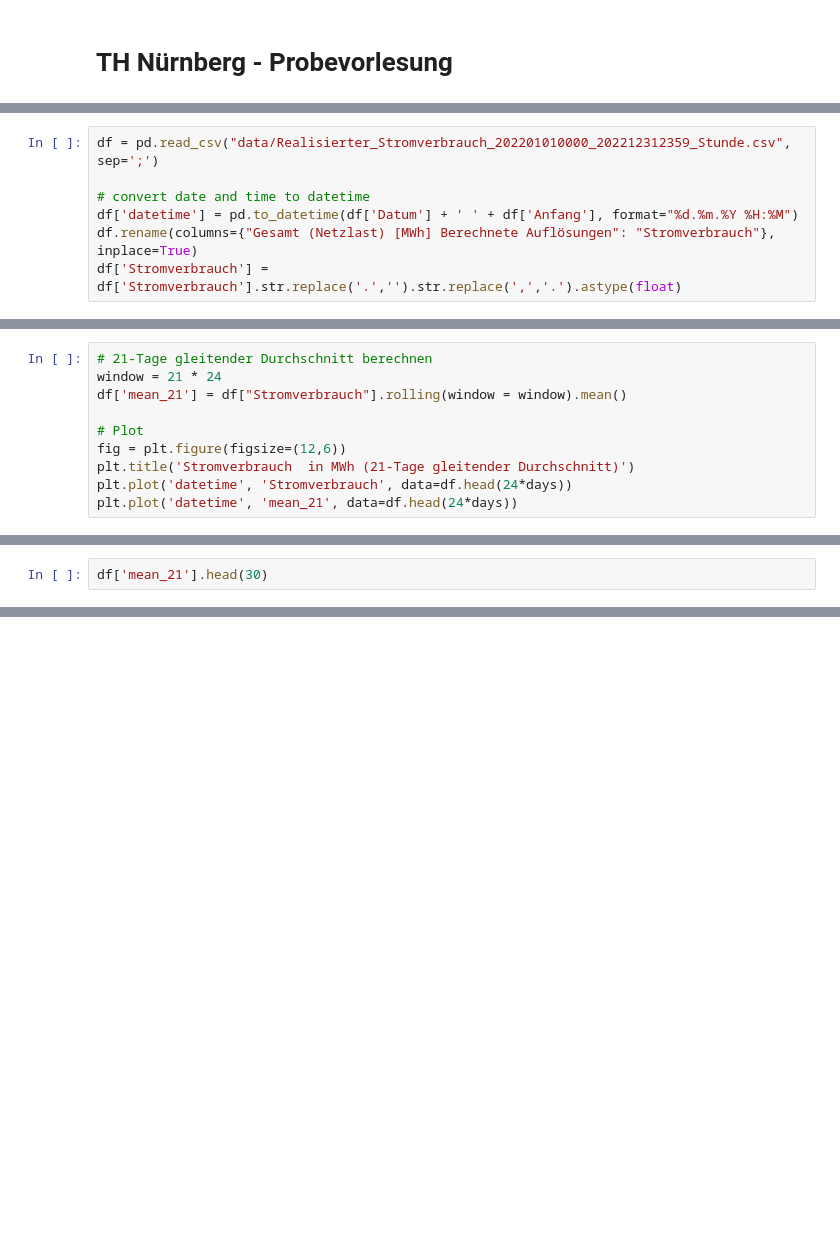
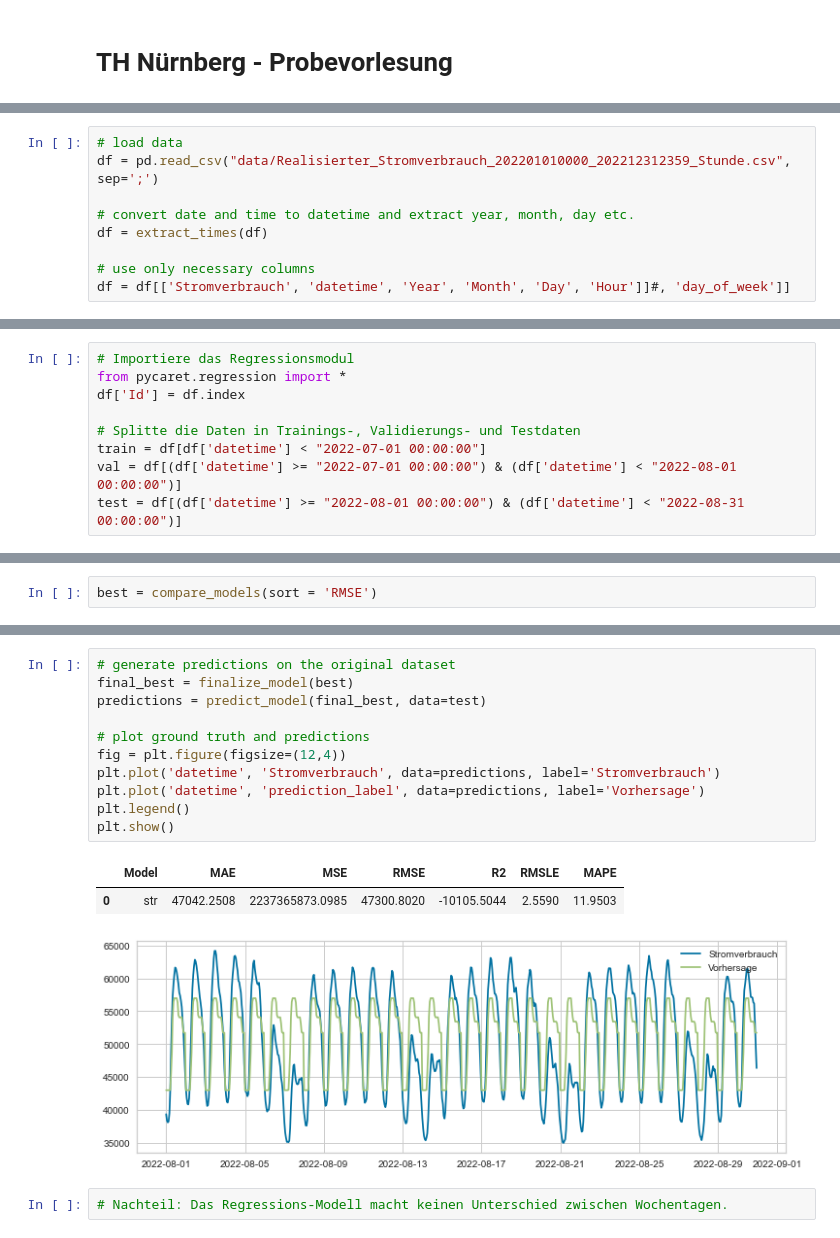
Before and after one commit to ikirsch07/zeitreihen, a Jupyter notebook: Zeitreihen.ipynb, the cells around one changed output, grey strips where cells are left out. Drawn from its saved outputs; the diff is of its cells as text; blank space fills up the shorter version.

Commit message:
PyCaret model added

```diff
--- a/Zeitreihen.ipynb
+++ b/Zeitreihen.ipynb
@@ -6,7 +41,9 @@ import matplotlib.pyplot as plt
 # %%
+# load data
 df = pd.read_csv("data/Realisierter_Stromverbrauch_202201010000_202212312359_Stunde.csv", sep=';')
 
-# convert date and time to datetime
-df['datetime'] = pd.to_datetime(df['Datum'] + ' ' + df['Anfang'], format="%d.%m.%Y %H:%M")
-df.rename(columns={"Gesamt (Netzlast) [MWh] Berechnete Auflösungen": "Stromverbrauch"}, inplace=True)
-df['Stromverbrauch'] = df['Stromverbrauch'].str.replace('.','').str.replace(',','.').astype(float)
+# convert date and time to datetime and extract year, month, day etc.
+df = extract_times(df)
+
+# use only necessary columns
+df = df[['Stromverbrauch', 'datetime', 'Year', 'Month', 'Day', 'Hour']]#, 'day_of_week']]
@@ -23,10 +49,0 @@ plt.show()
-# %%
-# 21-Tage gleitender Durchschnitt berechnen
-window = 21 * 24
-df['mean_21'] = df["Stromverbrauch"].rolling(window = window).mean()
-
-# Plot
-fig = plt.figure(figsize=(12,6))
-plt.title('Stromverbrauch  in MWh (21-Tage gleitender Durchschnitt)')
-plt.plot('datetime', 'Stromverbrauch', data=df.head(24*days))
-plt.plot('datetime', 'mean_21', data=df.head(24*days))
@@ -40,2 +68,9 @@ plt.plot('datetime', 'mean_21', data=df.head(24*days))
 # %%
-df['mean_21'].head(30)
+# Importiere das Regressionsmodul
+from pycaret.regression import *
+df['Id'] = df.index
+
+# Splitte die Daten in Trainings-, Validierungs- und Testdaten
+train = df[df['datetime'] < "2022-07-01 00:00:00"]
+val = df[(df['datetime'] >= "2022-07-01 00:00:00") & (df['datetime'] < "2022-08-01 00:00:00")]
+test = df[(df['datetime'] >= "2022-08-01 00:00:00") & (df['datetime'] < "2022-08-31 00:00:00")]
@@ -59,0 +103,2 @@ Name: mean_21, dtype: float64
+# %%
+best = compare_models(sort = 'RMSE')
@@ -59,0 +125,17 @@ Name: mean_21, dtype: float64
+# %%
+# generate predictions on the original dataset
+final_best = finalize_model(best)
+predictions = predict_model(final_best, data=test)
+
+# plot ground truth and predictions
+fig = plt.figure(figsize=(12,4))
+plt.plot('datetime', 'Stromverbrauch', data=predictions, label='Stromverbrauch')
+plt.plot('datetime', 'prediction_label', data=predictions, label='Vorhersage')
+plt.legend()
+plt.show()
+# %% [output]
+|  | Model | MAE | MSE | RMSE | R2 | RMSLE | MAPE |
+| 0 | str | 47042.2508 | 2237365873.0985 | 47300.8020 | -10105.5044 | 2.5590 | 11.9503 |
+[figure, added]
+# %%
+# Nachteil: Das Regressions-Modell macht keinen Unterschied zwischen Wochentagen.
```
Also changed, not shown: parts of 30 cells of this notebook, 1 other file.
